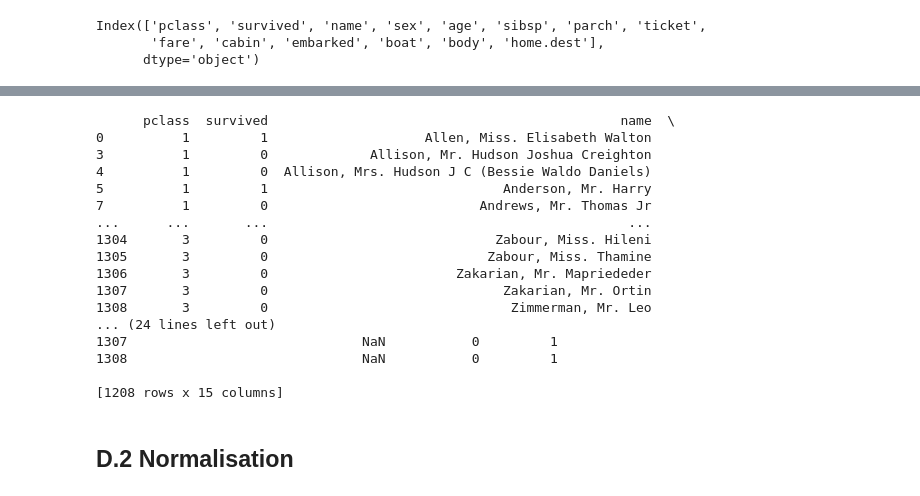
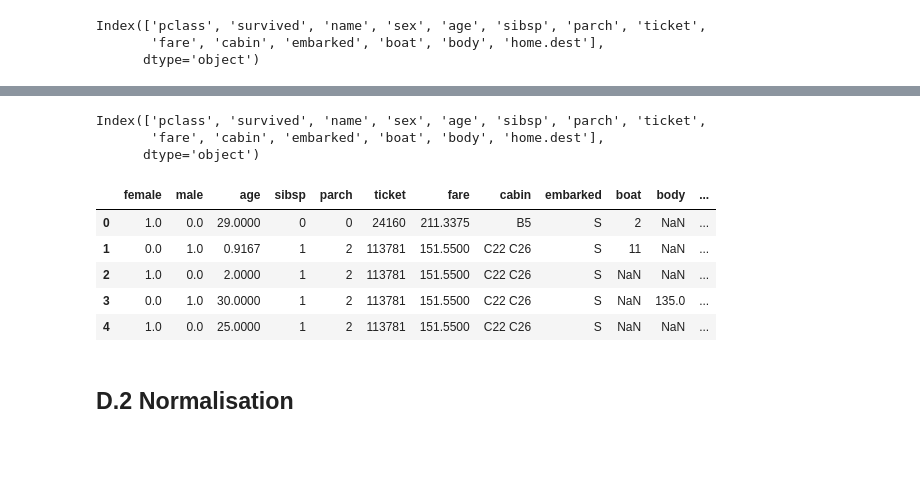
Before and after one commit to AbdelkebirJameri/tp_datamining, a Jupyter notebook: tp1-data mining (python).ipynb, the cells around one changed output, grey strips where cells are left out. Drawn from its saved outputs; the diff is of its cells as text; code cells hidden in the pictures; blank space fills up the shorter version.

```diff
--- a/tp1-data mining (python).ipynb
+++ b/tp1-data mining (python).ipynb
@@ -391,18 +392,11 @@ Index(['pclass', 'survived', 'name', 'sex', 'age', 'sibsp', 'parch', 'ticket',
        'fare', 'cabin', 'embarked', 'boat', 'body', 'home.dest'],
       dtype='object')
 # %%
-from sklearn import preprocessing
+from sklearn.preprocessing import  OneHotEncoder
+df_encode = datacopy[["sex"]]
+encode = OneHotEncoder()
+encode.fit(df_encode)
+df_encode =pd.DataFrame(encode.transform(df_encode).toarray(), columns = ["female", "male"])
 
-from sklearn.preprocessing import  OneHotEncoder
-
-enc=OneHotEncoder()
-
-
-'''
-enc_data=pd.DataFrame(enc.fit_transform(datacopy.embarked.values.reshape(1208,1)).toarray())
-
-#Merge with main
-New_df=datacopy.join(enc_data)
-
-print(New_df)
+df_encode
 # %% [output]
@@ -426,24 +416,20 @@ print(New_df)
-# %%
-one_hot_encoded_data = pd.get_dummies(datacopy, columns = ['sex'])
-print(one_hot_encoded_data)
-# %% [output]
-      pclass  survived                                             name  \
-0          1         1                    Allen, Miss. Elisabeth Walton
-3          1         0             Allison, Mr. Hudson Joshua Creighton
-4          1         0  Allison, Mrs. Hudson J C (Bessie Waldo Daniels)
-5          1         1                              Anderson, Mr. Harry
-7          1         0                           Andrews, Mr. Thomas Jr
-...      ...       ...                                              ...
-1304       3         0                             Zabour, Miss. Hileni
-1305       3         0                            Zabour, Miss. Thamine
-1306       3         0                        Zakarian, Mr. Mapriededer
-1307       3         0                              Zakarian, Mr. Ortin
-1308       3         0                               Zimmerman, Mr. Leo
-... (24 lines left out)
-1307                              NaN           0         1
-1308                              NaN           0         1
-
-[1208 rows x 15 columns]
+# %%
+datacopy.columns
+# %% [output]
+Index(['pclass', 'survived', 'name', 'sex', 'age', 'sibsp', 'parch', 'ticket',
+       'fare', 'cabin', 'embarked', 'boat', 'body', 'home.dest'],
+      dtype='object')
+# %%
+df_scale = datacopy[["age", "sibsp", "parch",'ticket', 'fare', 'cabin', 'embarked', 'boat', 'body', 'home.dest']]
+datacopy = df_encode.join(df_scale)
+datacopy.head()
+# %% [output]
+|  | female | male | age | sibsp | parch | ticket | fare | cabin | embarked | boat | body | ... |
+| 0 | 1.0 | 0.0 | 29.0000 | 0 | 0 | 24160 | 211.3375 | B5 | S | 2 | NaN | ... |
+| 1 | 0.0 | 1.0 | 0.9167 | 1 | 2 | 113781 | 151.5500 | C22 C26 | S | 11 | NaN | ... |
+| 2 | 1.0 | 0.0 | 2.0000 | 1 | 2 | 113781 | 151.5500 | C22 C26 | S | NaN | NaN | ... |
+| 3 | 0.0 | 1.0 | 30.0000 | 1 | 2 | 113781 | 151.5500 | C22 C26 | S | NaN | 135.0 | ... |
+| 4 | 1.0 | 0.0 | 25.0000 | 1 | 2 | 113781 | 151.5500 | C22 C26 | S | NaN | NaN | ... |
 # %% [markdown]
 ## D.2 Normalisation
 # %% [markdown]
```
Also changed, not shown: parts of 10 cells of this notebook, 7 other files.
